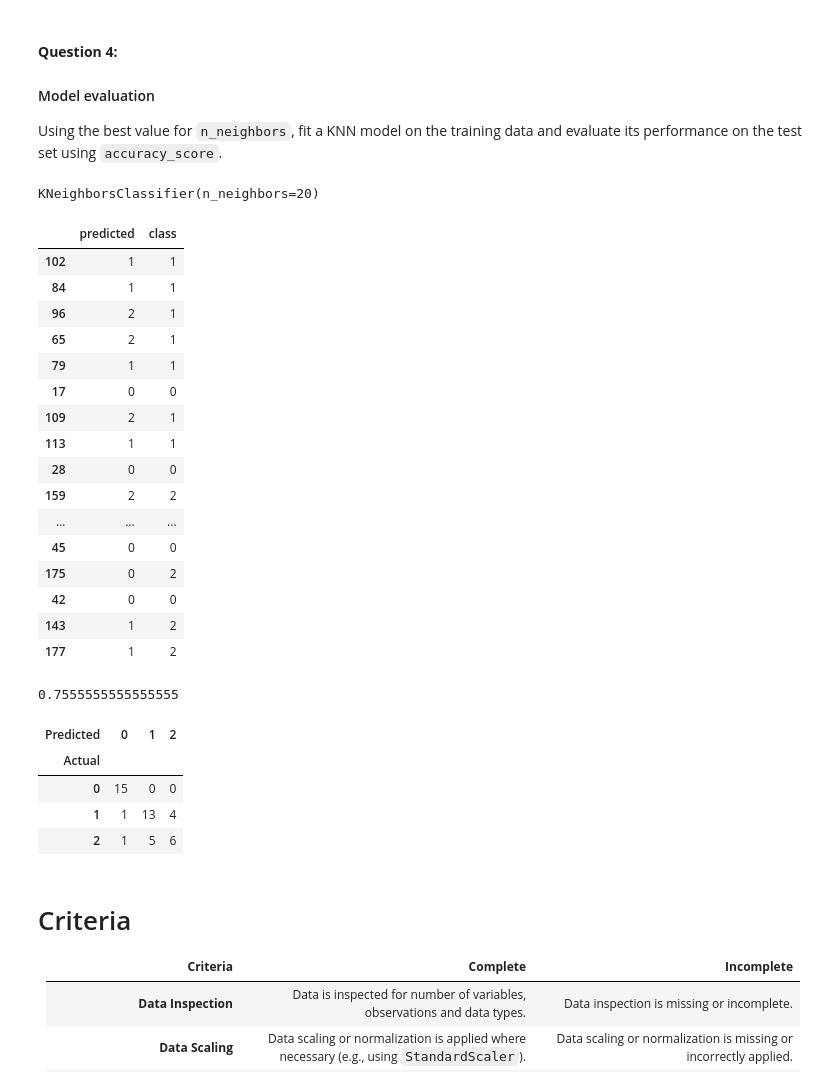
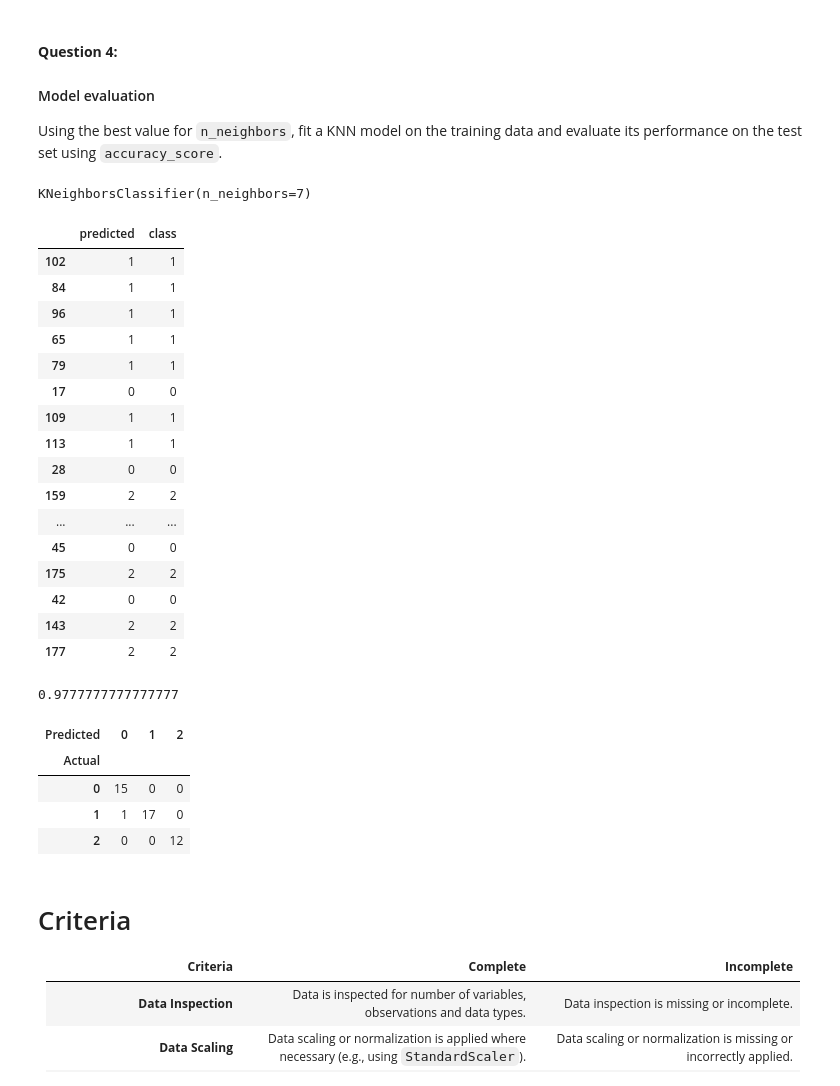
Before and after one commit to meisammofidi/LCR, a Jupyter notebook: 02_activities/assignments/assignment_1.ipynb, the cells around one changed output. Drawn from its saved outputs; the diff is of its cells as text; code cells hidden in the pictures.

Commit message:
Standardize prediction- new fix

```diff
--- a/02_activities/assignments/assignment_1.ipynb
+++ b/02_activities/assignments/assignment_1.ipynb
@@ -117,10 +117,10 @@ Next, we must preform 'pre-processing' or 'data munging', to prepare our data fo
 # %%
 # Select predictors (excluding the last column)
 predictors = wine_df.iloc[:, :-1]
-
 # Standardize the predictors
 scaler = StandardScaler()
 predictors_standardized = pd.DataFrame(scaler.fit_transform(predictors), columns=predictors.columns)
+predictors_standardized['class'] = wine_df['class']
 
 # Display the head of the standardized predictors
 print(predictors_standardized.head())
@@ -174,10 +178,11 @@ Extend the code to create a non-overlapping test set for the predictors and resp
 # %%
 # set a seed for reproducibility
 np.random.seed(123)
-# split the data into a training and testing set. hint: use train_test_split !
-wine_training, wine_testing = train_test_split(
-    wine_df, train_size=0.75, shuffle=True, stratify=wine_df['class'], random_state=123
-    )
-
-# check the distribution of the target variable in the training
-wine_training.info()
+# split the data into a training and testing set. Use the standardized predictors and the class column from wine_df
+wine_train, wine_test = train_test_split(
+    predictors_standardized,
+    train_size=0.75,
+    shuffle=True,
+    stratify=predictors_standardized['class'],
+    random_state=123
+)
@@ -256,49 +268,49 @@ Using the best value for `n_neighbors`, fit a KNN model on the training data and
 # best_k = wine_grid.best_params_["n_neighbors"]
 np.random.seed(123)
 # Initialize KNN with best k
-best_knn = KNeighborsClassifier(n_neighbors=20)
+best_knn = KNeighborsClassifier(n_neighbors=7)
 
-X_test = wine_testing.drop(columns='class')
-y_test = wine_testing['class']
+X_test = wine_test.drop(columns='class')
+y_test = wine_test['class']
 
 # Fit on training data
 best_knn.fit(X_test, y_test)
 best_knn
 # %% [output]
-KNeighborsClassifier(n_neighbors=20)
+KNeighborsClassifier(n_neighbors=7)
 # %%
 # Predict on test data
-wine_testing['predicted'] = best_knn.predict(wine_testing.drop(columns='class'))
-wine_testing[['predicted', 'class']]
+wine_test['predicted'] = best_knn.predict(wine_test.drop(columns='class'))
+wine_test[['predicted', 'class']]
 # %% [output]
 |  | predicted | class |
 | 102 | 1 | 1 |
 | 84 | 1 | 1 |
-| 96 | 2 | 1 |
-| 65 | 2 | 1 |
+| 96 | 1 | 1 |
+| 65 | 1 | 1 |
 | 79 | 1 | 1 |
 | 17 | 0 | 0 |
-| 109 | 2 | 1 |
+| 109 | 1 | 1 |
 | 113 | 1 | 1 |
 | 28 | 0 | 0 |
 | 159 | 2 | 2 |
 | ... | ... | ... |
 | 45 | 0 | 0 |
-| 175 | 0 | 2 |
+| 175 | 2 | 2 |
 | 42 | 0 | 0 |
-| 143 | 1 | 2 |
-| 177 | 1 | 2 |
+| 143 | 2 | 2 |
+| 177 | 2 | 2 |
 # %%
 best_knn.score(
-    wine_testing.drop(columns=['class', 'predicted']),
-    wine_testing['class']
+    wine_test.drop(columns=['class', 'predicted']),
+    wine_test['class']
 )
 # %% [output]
-0.7555555555555555
+0.9777777777777777
 # %%
 pd.crosstab(
-    wine_testing['class'],
-    wine_testing['predicted'],
+    wine_test['class'],
+    wine_test['predicted'],
     colnames=['Predicted'],
     rownames=['Actual'],
 )
@@ -306,8 +318,8 @@ pd.crosstab(
 | Predicted | 0 | 1 | 2 |
 | Actual |  |  |  |
 | 0 | 15 | 0 | 0 |
-| 1 | 1 | 13 | 4 |
-| 2 | 1 | 5 | 6 |
+| 1 | 1 | 17 | 0 |
+| 2 | 0 | 0 | 12 |
 # %% [markdown]
 # Criteria
 
```
Also changed, not shown: parts of 6 cells of this notebook.
